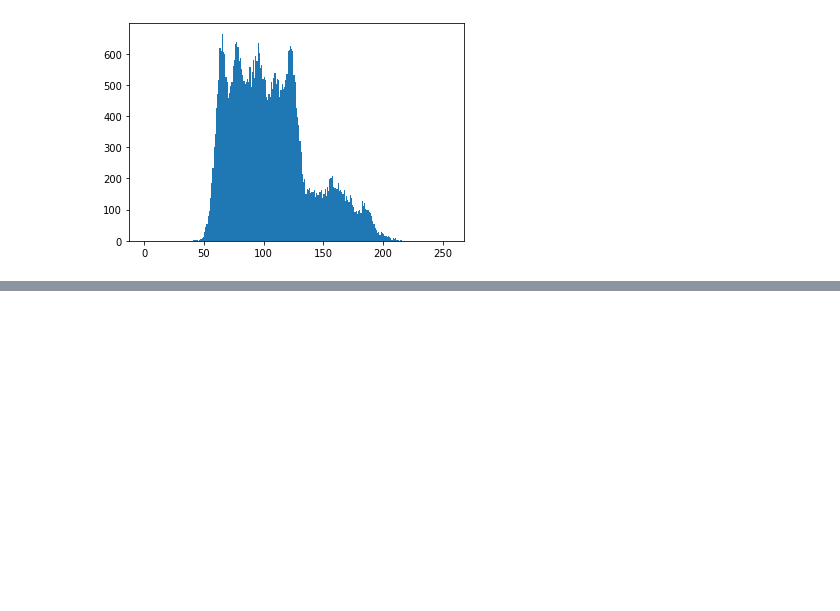
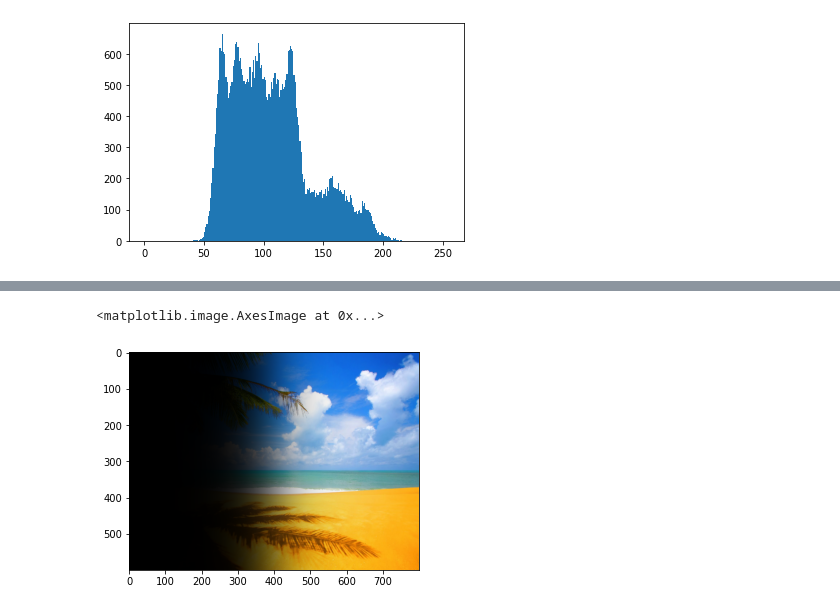
Before and after one commit to adiel2012/LearningRepository, a Jupyter notebook: computervision/ColorSpace.ipynb, the cells around one changed output, grey strips where cells are left out. Saved outputs shown, nothing was run; the diff lists cells and outputs as text; code cells hidden in the pictures; blank space fills up the shorter version.

```diff
--- a/computervision/ColorSpace.ipynb
+++ b/computervision/ColorSpace.ipynb
@@ -121,0 +158,5 @@ g = plt.hist(bins, bins, weights=counts)
+# %%
+pyplot.imshow(np.array(arr1) )
+# %% [output]
+<matplotlib.image.AxesImage at 0x...>
+[figure, added]
```
Also changed, not shown: parts of 8 cells of this notebook, 2 other files.
